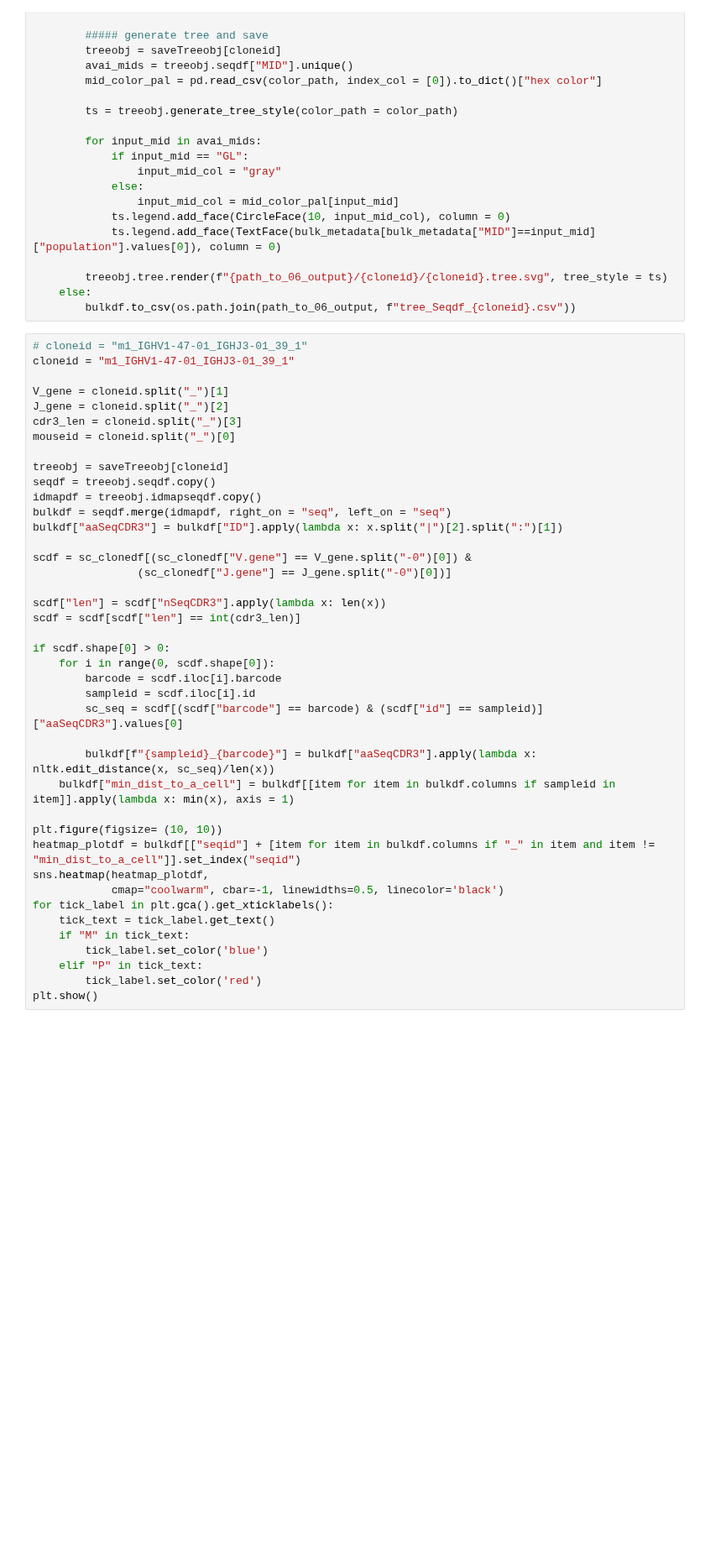
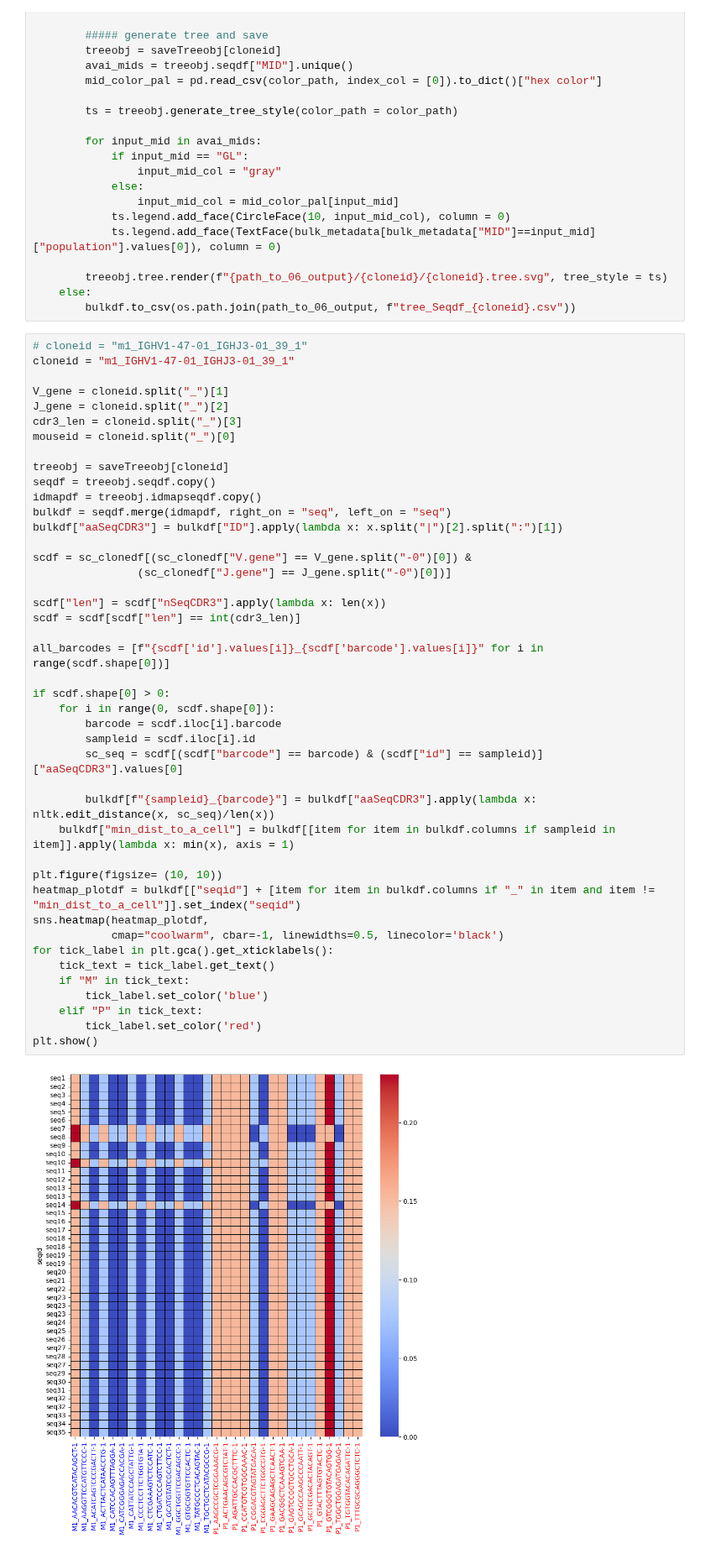
Before and after one commit to hieunguyen4193/sc_bulk_BCR_data_analysis, a Jupyter notebook: Tree06_single_cell_clones_and_bulk_trees_distance_240805_240826.ipynb, the cells around one changed output. Shown at 84% size. Cells and saved outputs as stored; diff of their text form; blank space fills up the shorter version.

```diff
--- a/Tree06_single_cell_clones_and_bulk_trees_distance_240805_240826.ipynb
+++ b/Tree06_single_cell_clones_and_bulk_trees_distance_240805_240826.ipynb
@@ -161,30 +161,34 @@ seqdf = treeobj.seqdf.copy()
 idmapdf = treeobj.idmapseqdf.copy()
 bulkdf = seqdf.merge(idmapdf, right_on = "seq", left_on = "seq")
 bulkdf["aaSeqCDR3"] = bulkdf["ID"].apply(lambda x: x.split("|")[2].split(":")[1])
 
 scdf = sc_clonedf[(sc_clonedf["V.gene"] == V_gene.split("-0")[0]) &
                 (sc_clonedf["J.gene"] == J_gene.split("-0")[0])]
 
 scdf["len"] = scdf["nSeqCDR3"].apply(lambda x: len(x))
 scdf = scdf[scdf["len"] == int(cdr3_len)]
 
+all_barcodes = [f"{scdf['id'].values[i]}_{scdf['barcode'].values[i]}" for i in range(scdf.shape[0])]
+
 if scdf.shape[0] > 0:
     for i in range(0, scdf.shape[0]):
         barcode = scdf.iloc[i].barcode
         sampleid = scdf.iloc[i].id
         sc_seq = scdf[(scdf["barcode"] == barcode) & (scdf["id"] == sampleid)]["aaSeqCDR3"].values[0]
 
         bulkdf[f"{sampleid}_{barcode}"] = bulkdf["aaSeqCDR3"].apply(lambda x: nltk.edit_distance(x, sc_seq)/len(x))
     bulkdf["min_dist_to_a_cell"] = bulkdf[[item for item in bulkdf.columns if sampleid in item]].apply(lambda x: min(x), axis = 1)
 
 plt.figure(figsize= (10, 10))
 heatmap_plotdf = bulkdf[["seqid"] + [item for item in bulkdf.columns if "_" in item and item != "min_dist_to_a_cell"]].set_index("seqid")
 sns.heatmap(heatmap_plotdf,
             cmap="coolwarm", cbar=-1, linewidths=0.5, linecolor='black')
 for tick_label in plt.gca().get_xticklabels():
     tick_text = tick_label.get_text()
     if "M" in tick_text:
         tick_label.set_color('blue')
     elif "P" in tick_text:
         tick_label.set_color('red')
 plt.show()
+# %% [output]
+[figure, added]
```
Also changed, not shown: parts of 2 cells of this notebook.
